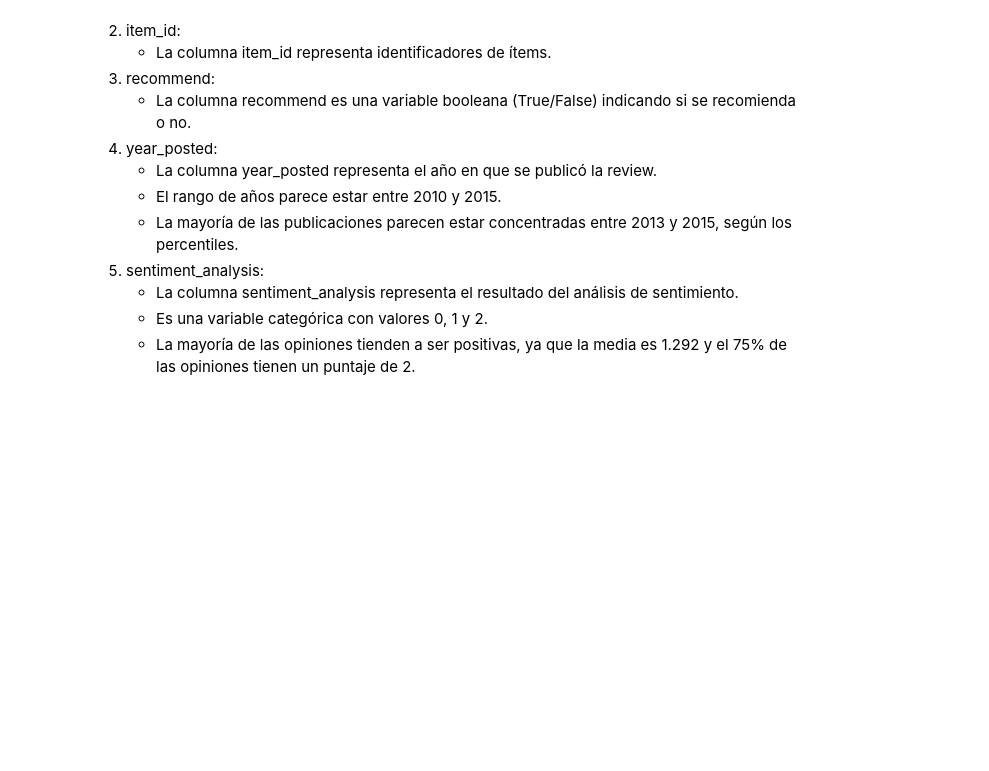
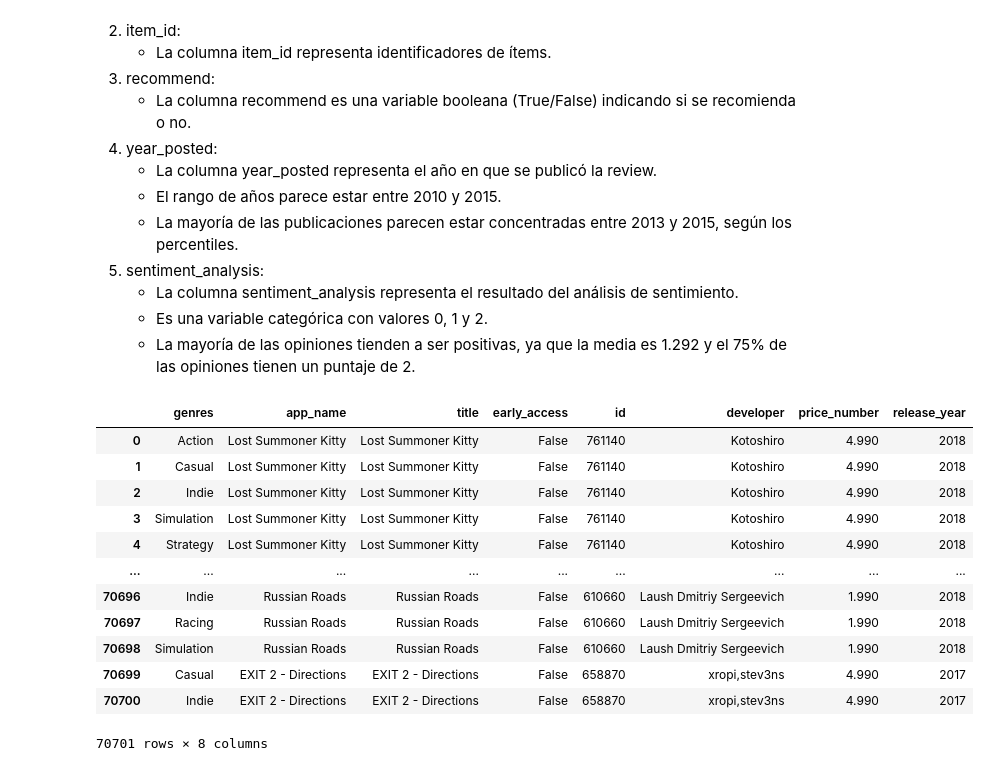
Before and after one commit to ASGuzman/PI_MLOps_Steam, a Jupyter notebook: 05_EDA.ipynb, the cells around one changed output. Cells and saved outputs as stored; diff of their text form; code cells hidden in the pictures; blank space fills up the shorter version.

```diff
--- a/05_EDA.ipynb
+++ b/05_EDA.ipynb
@@ -532,3 +532,19 @@ df_reviews.describe()
    * La columna sentiment_analysis representa el resultado del análisis de sentimiento.
    * Es una variable categórica con valores 0, 1 y 2.
    * La mayoría de las opiniones tienden a ser positivas, ya que la media es 1.292 y el 75% de las opiniones tienen un puntaje de 2.
+# %%
+df_output
+# %% [output]
+|  | genres | app_name | title | early_access | id | developer | price_number | release_year |
+| 0 | Action | Lost Summoner Kitty | Lost Summoner Kitty | False | 761140 | Kotoshiro | 4.990 | 2018 |
+| 1 | Casual | Lost Summoner Kitty | Lost Summoner Kitty | False | 761140 | Kotoshiro | 4.990 | 2018 |
+| 2 | Indie | Lost Summoner Kitty | Lost Summoner Kitty | False | 761140 | Kotoshiro | 4.990 | 2018 |
+| 3 | Simulation | Lost Summoner Kitty | Lost Summoner Kitty | False | 761140 | Kotoshiro | 4.990 | 2018 |
+| 4 | Strategy | Lost Summoner Kitty | Lost Summoner Kitty | False | 761140 | Kotoshiro | 4.990 | 2018 |
+| ... | ... | ... | ... | ... | ... | ... | ... | ... |
+| 70696 | Indie | Russian Roads | Russian Roads | False | 610660 | Laush Dmitriy Sergeevich | 1.990 | 2018 |
+| 70697 | Racing | Russian Roads | Russian Roads | False | 610660 | Laush Dmitriy Sergeevich | 1.990 | 2018 |
+| 70698 | Simulation | Russian Roads | Russian Roads | False | 610660 | Laush Dmitriy Sergeevich | 1.990 | 2018 |
+| 70699 | Casual | EXIT 2 - Directions | EXIT 2 - Directions | False | 658870 | xropi,stev3ns | 4.990 | 2017 |
+| 70700 | Indie | EXIT 2 - Directions | EXIT 2 - Directions | False | 658870 | xropi,stev3ns | 4.990 | 2017 |
+70701 rows × 8 columns
```
Also changed, not shown: 2 other files.
